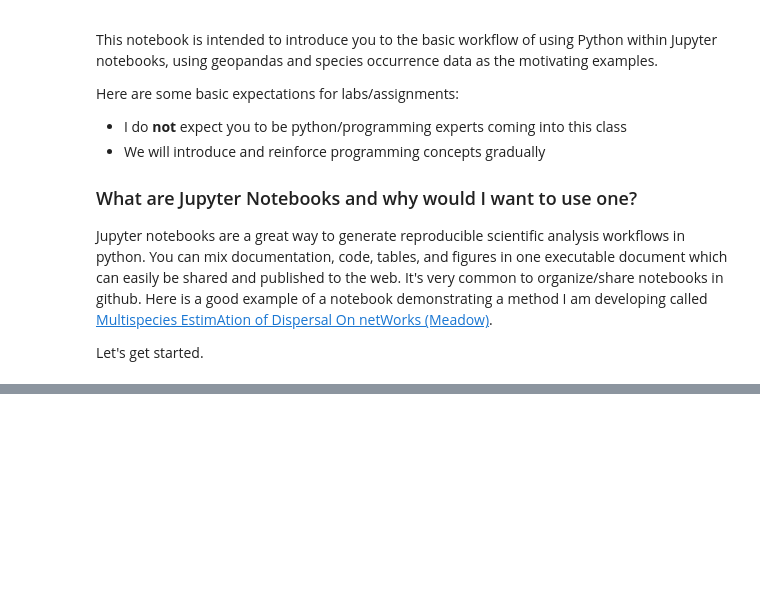
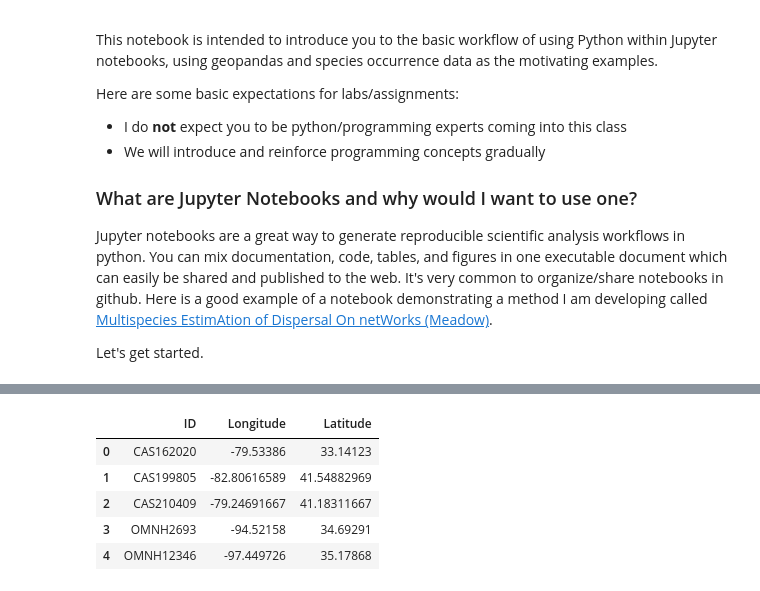
Before and after one commit to carlycoughlin-ux/BIO597-SpatialBiodiversity, a Jupyter notebook: docs/labs/Lab01-IntroPython-Geopandas.ipynb, the cells around one changed output, grey strips where cells are left out. Cells and saved outputs as stored; diff of their text form; code cells hidden in the pictures; blank space fills up the shorter version.

```diff
--- a/docs/labs/Lab01-IntroPython-Geopandas.ipynb
+++ b/docs/labs/Lab01-IntroPython-Geopandas.ipynb
@@ -87,0 +44,11 @@ gdf.explore()
+# %%
+sdekayi_csv = "EasternSnakes/Sdekayi_coords.csv"
+sdekayi_df = gpd.read_file(sdekayi_csv)
+sdekayi_df.head()
+# %% [output]
+|  | ID | Longitude | Latitude |
+| 0 | CAS162020 | -79.53386 | 33.14123 |
+| 1 | CAS199805 | -82.80616589 | 41.54882969 |
+| 2 | CAS210409 | -79.24691667 | 41.18311667 |
+| 3 | OMNH2693 | -94.52158 | 34.69291 |
+| 4 | OMNH12346 | -97.449726 | 35.17868 |
```
Also changed, not shown: parts of 25 cells of this notebook, 2 other files.
